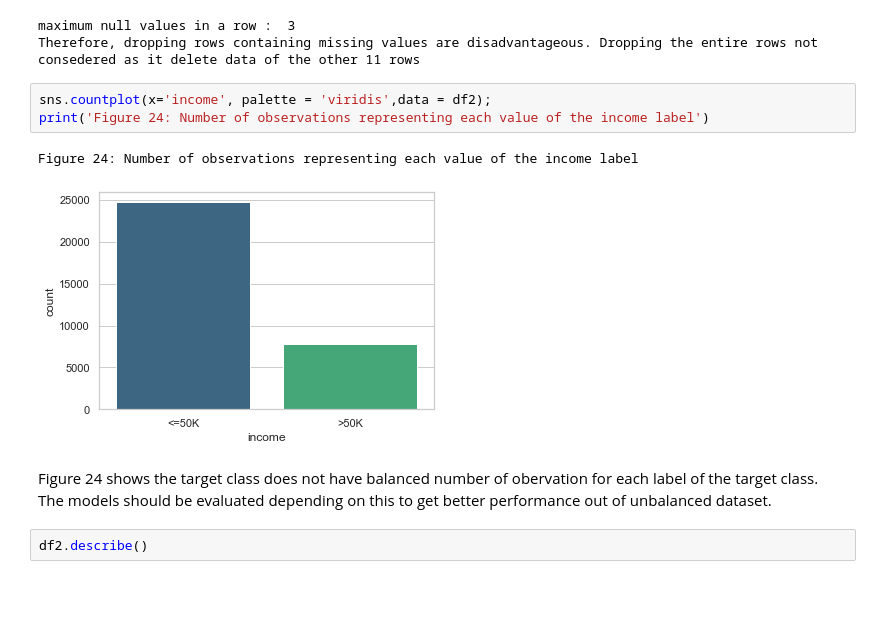
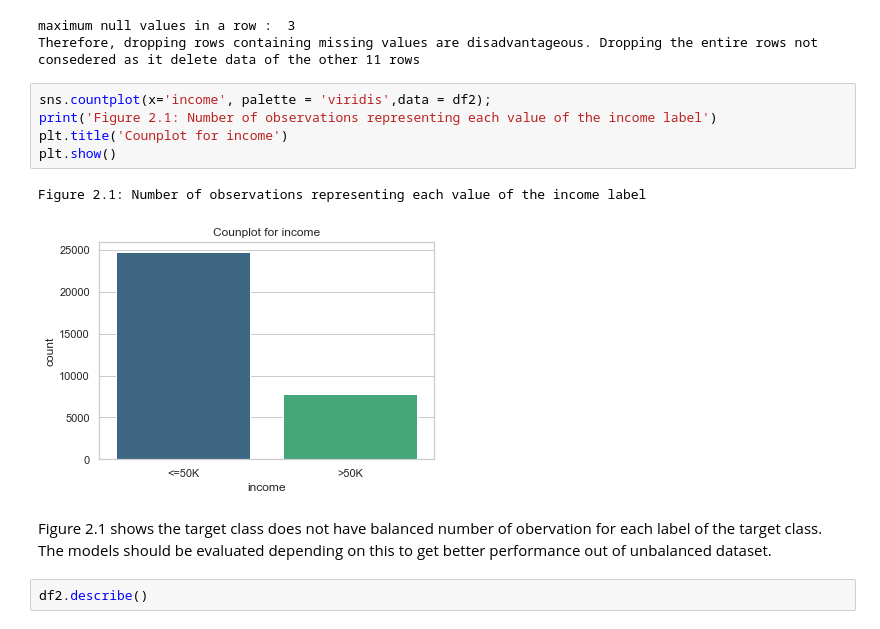
Before and after one commit to chanyadeshani/machine_learning, a Jupyter notebook: MachineLearningandOptimization_CT7205_4107143_ChanaySubasingha.ipynb, the cells around one changed output. Drawn from its saved outputs; the diff is of its cells as text; blank space fills up the shorter version.

```diff
--- a/MachineLearningandOptimization_CT7205_4107143_ChanaySubasingha.ipynb
+++ b/MachineLearningandOptimization_CT7205_4107143_ChanaySubasingha.ipynb
@@ -700,12 +703,14 @@ maximum null values in a row :  3
 Therefore, dropping rows containing missing values are disadvantageous. Dropping the entire rows not consedered as it delete data of the other 11 rows
 # %%
 sns.countplot(x='income', palette = 'viridis',data = df2);
-print('Figure 24: Number of observations representing each value of the income label')
+print('Figure 2.1: Number of observations representing each value of the income label')
+plt.title('Counplot for income')
+plt.show()
 # %% [output]
-Figure 24: Number of observations representing each value of the income label
+Figure 2.1: Number of observations representing each value of the income label
-[figure, old version]
+[figure, new version]
 # %% [markdown]
-Figure 24 shows the target class does not have balanced number of obervation for each label of the target class. The models should be evaluated depending on this to get better performance out of unbalanced dataset.
+Figure 2.1 shows the target class does not have balanced number of obervation for each label of the target class. The models should be evaluated depending on this to get better performance out of unbalanced dataset.
 # %%
 df2.describe()
 # %% [output]
```
Also changed, not shown: parts of 73 cells of this notebook.
